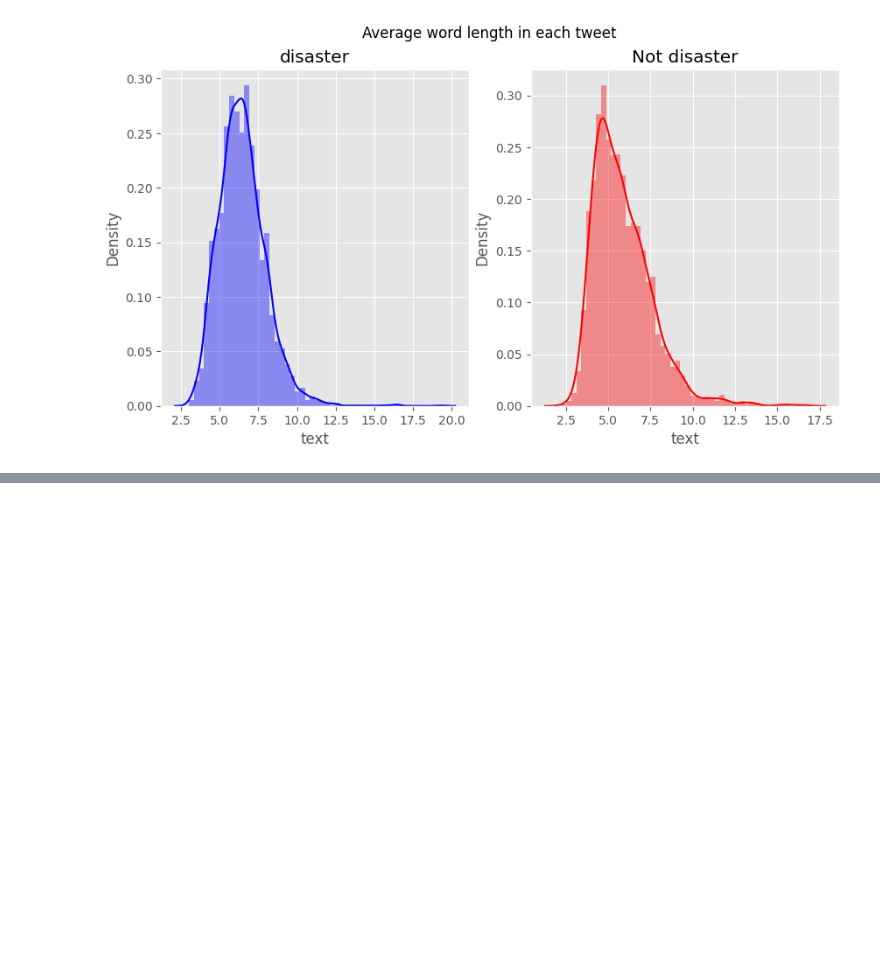
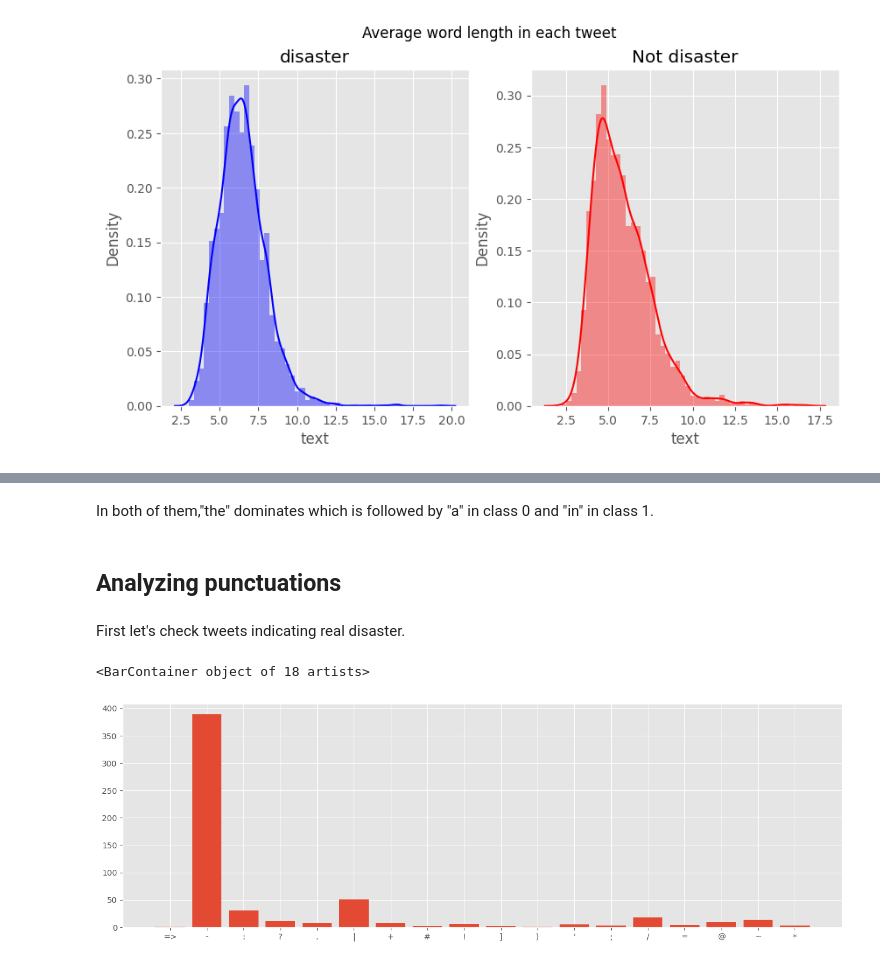
Before and after one commit to adharangaonkar/bookish-waffle-llm, a Jupyter notebook: Disaster.ipynb, the cells around one changed output, grey strips where cells are left out. Cells and saved outputs as stored; diff of their text form; code cells hidden in the pictures; blank space fills up the shorter version.

```diff
--- a/Disaster.ipynb
+++ b/Disaster.ipynb
@@ -191,0 +255,21 @@ Text(0.5, 0.98, 'Average word length in each tweet')
+# %% [markdown]
+In both of them,"the" dominates which is followed by "a" in class 0 and "in" in class 1.
+# %% [markdown]
+## Analyzing punctuations
+# %% [markdown]
+First let's check tweets indicating real disaster.
+# %%
+plt.figure(figsize=(16,5))
+corpus=create_corpus(1)
+
+dic=defaultdict(int)
+special = string.punctuation
+for i in (corpus):
+    if i in special:
+        dic[i]+=1
+
+x,y=zip(*dic.items())
+plt.bar(x,y)
+# %% [output]
+<BarContainer object of 18 artists>
+[figure, added]
```
Also changed, not shown: parts of 51 cells of this notebook.
